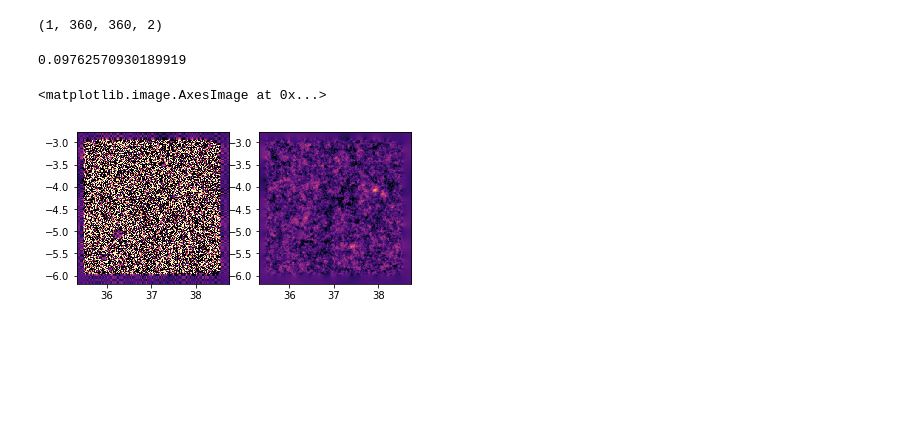
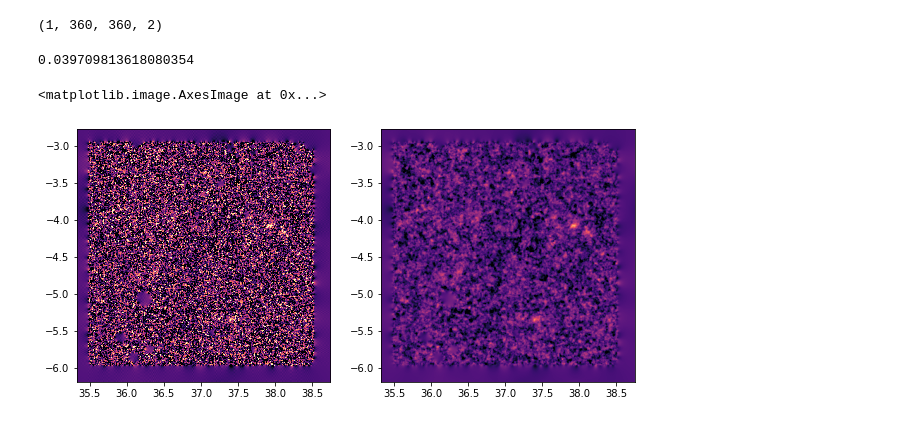
Before and after one commit to EiffL/Quarks2CosmosDataChallenge, a Jupyter notebook: notebooks/Lensing-challenge.ipynb, the cells around one changed output. Cells and saved outputs as stored; diff of their text form; code cells hidden in the pictures; blank space fills up the shorter version.

Commit message:
updates lensing notebook

```diff
--- a/notebooks/Lensing-challenge.ipynb
+++ b/notebooks/Lensing-challenge.ipynb
@@ -184,0 +219,5 @@ Text(0,0.5,'$C_\\ell$')
+# %%
+tracer = jc.probes.WeakLensing([pz])
+# %%
+ell = jnp.logspace(2,5)
+cl  = jc.angular_cl.angular_cl(cosmo, ell, [tracer])
@@ -185,3 +230,5 @@ Text(0,0.5,'$C_\\ell$')
+# %%
+ps_data_th = jnp.stack([ell, cl[0]],axis=0)
 # %%
 from quarks2cosmos.lensing import make_power_map
 
@@ -223,17 +270,17 @@ gaussian_prior_score(x, np.zeros((1,1,1)), power_map_th).shape
 (1, 360, 360, 2)
 (1, 360, 360, 2)
 # %%
-sigma = np.std(np.concatenate([cat['ishape_hsm_regauss_e1'], cat['ishape_hsm_regauss_e2']])) / np.mean(n_gal_map * mask)
+sigma = np.std(np.concatenate([cat['gamma1'], cat['gamma2']])) / np.mean(n_gal_map[~mask])
 print(sigma)
 # %% [output]
-0.09762570930189919
+0.039709813618080354
 # %%
+figure(figsize=[10,5])
+
 subplot(121)
 imshow(x[0,...,0],**kwargs)
 subplot(122)
-
-
 imshow(x[0,...,0] + sigma**2 * gaussian_prior_score(x, sigma*np.ones((1,1,1)), power_map_th)[0,...,0],**kwargs)
 # %% [output]
 <matplotlib.image.AxesImage at 0x...>
-[figure, old version]
+[figure, new version]
```
Also changed, not shown: parts of 19 cells of this notebook.
